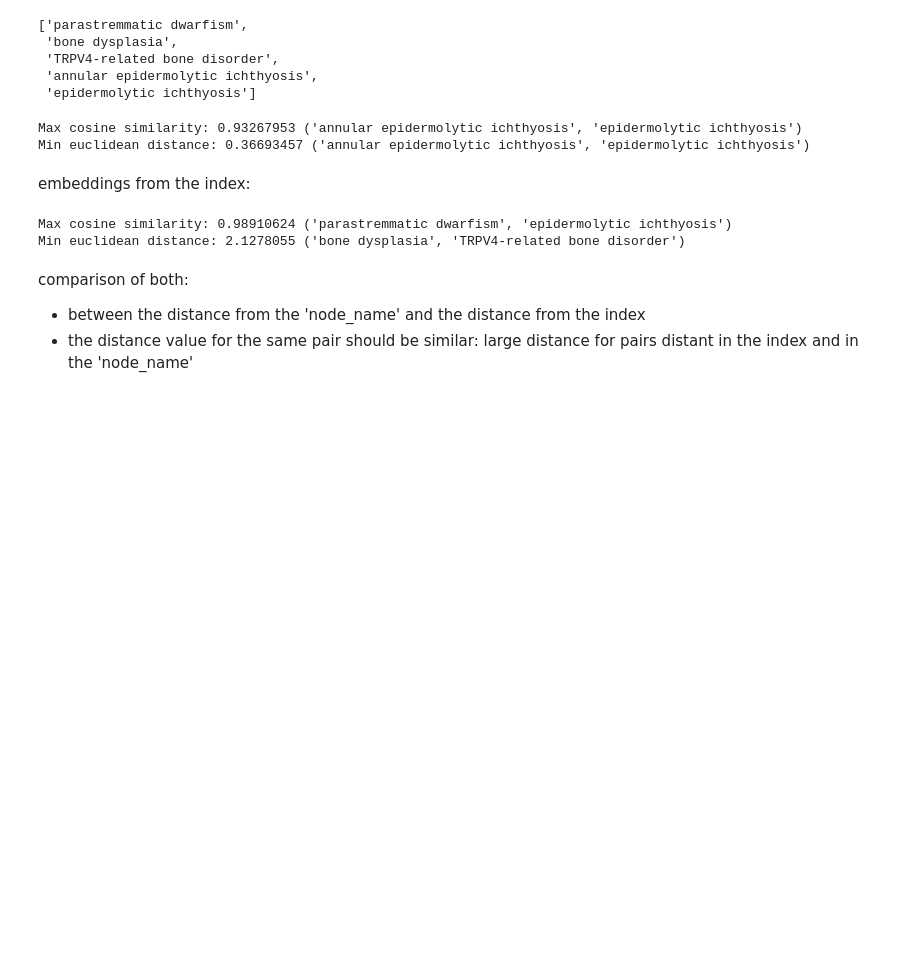
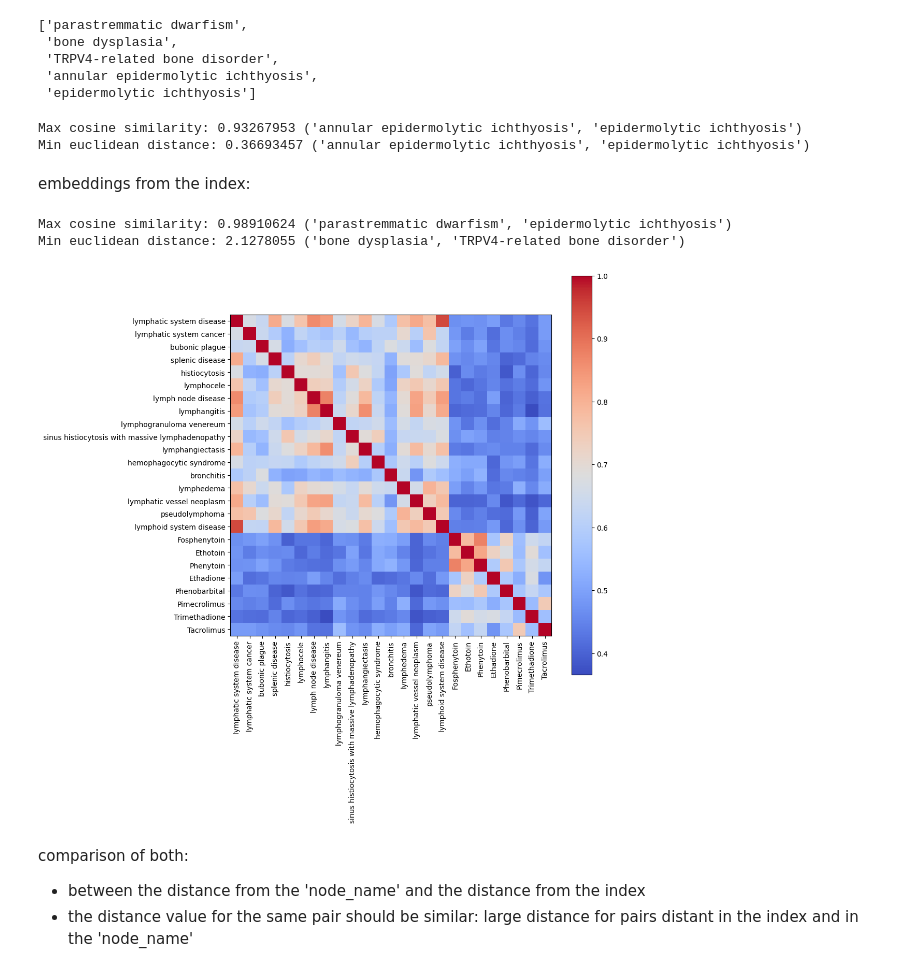
Before and after one commit to laurasck14/KG-RAG, a Jupyter notebook: create_graph.ipynb, the cells around one changed output. Drawn from its saved outputs; the diff is of its cells as text; code cells hidden in the pictures; blank space fills up the shorter version.

```diff
--- a/create_graph.ipynb
+++ b/create_graph.ipynb
@@ -395,6 +381,0 @@ df.to_parquet('~/scratch-llm/storage/all_nodes.parquet', index=False)
-# %%
-# find index of id_ = 35769
-for i, node in enumerate(nodes):
-    if node.id_ == '35769':
-        for rel in node.relationships[NodeRelationship.CHILD]:
-            print(rel)
@@ -427,9 +397,2 @@ for i, node in enumerate(nodes):
 # %% [markdown]
 check up that edges are correctly generated:
-# %%
-# find a node of node_type = 'disease' with 5 edges
-for i, node in enumerate(nodes):
-    if 'node_type' in node.metadata and node.metadata['node_type'] == 'disease':
-        if len(node.relationships[NodeRelationship.CHILD]) == 10:
-            print(i)
-            break
@@ -455,5 +416,3 @@ for relation in related_nodes_info:
 
 
 subgraph_nodes = [start_node] + related_nodes  # Include the starting node and its neighbors
-# %%
-subgraph_nodes = subgraph_nodes1 + subgraph_nodes2
@@ -462,6 +443,11 @@ subgraph_nodes = subgraph_nodes1 + subgraph_nodes2
 import pickle
 with open(os.path.expanduser('~/scratch-llm/storage/subgraph_nodes.pkl'), 'wb') as f:
     pickle.dump(subgraph_nodes, f)
+# %%
+# load from pickle
+import pickle
+with open(os.path.expanduser('~/scratch-llm/storage/subgraph_nodes.pkl'), 'rb') as f:
+    subgraph_nodes = pickle.load(f)
 # %% [markdown]
 ## Generate index
 # %% [markdown]
@@ -658,6 +644,25 @@ print(f"Min euclidean distance:", min_dist, (disease_labels[min_idx[0]], disease
 # %% [output]
 Max cosine similarity: 0.98910624 ('parastremmatic dwarfism', 'epidermolytic ichthyosis')
 Min euclidean distance: 2.1278055 ('bone dysplasia', 'TRPV4-related bone disorder')
+# %%
+# calculate Pearson correlations among the embeddings in index_nodes
+from scipy.spatial.distance import cosine
+from scipy.stats import pearsonr
+import numpy as np
+import matplotlib.pyplot as plt
+
+index_nodes_embeddings = np.array([node.embedding for node in index_nodes])
+correlations = np.corrcoef(index_nodes_embeddings)
+
+#plot half of the correlation matrix with labels and correlation values
+plt.figure(figsize=(10, 10))
+plt.imshow(correlations, cmap='coolwarm', interpolation='nearest')
+plt.colorbar()
+plt.xticks(range(len(index_nodes)), [node.metadata['node_name'] for node in index_nodes], rotation=90)
+plt.yticks(range(len(index_nodes)), [node.metadata['node_name'] for node in index_nodes])
+plt.show()
+# %% [output]
+[figure, added]
 # %% [markdown]
 comparison of both:
 -   between the distance from the 'node_name' and the distance from the index
```
Also changed, not shown: parts of 12 cells of this notebook, 1 other file.
